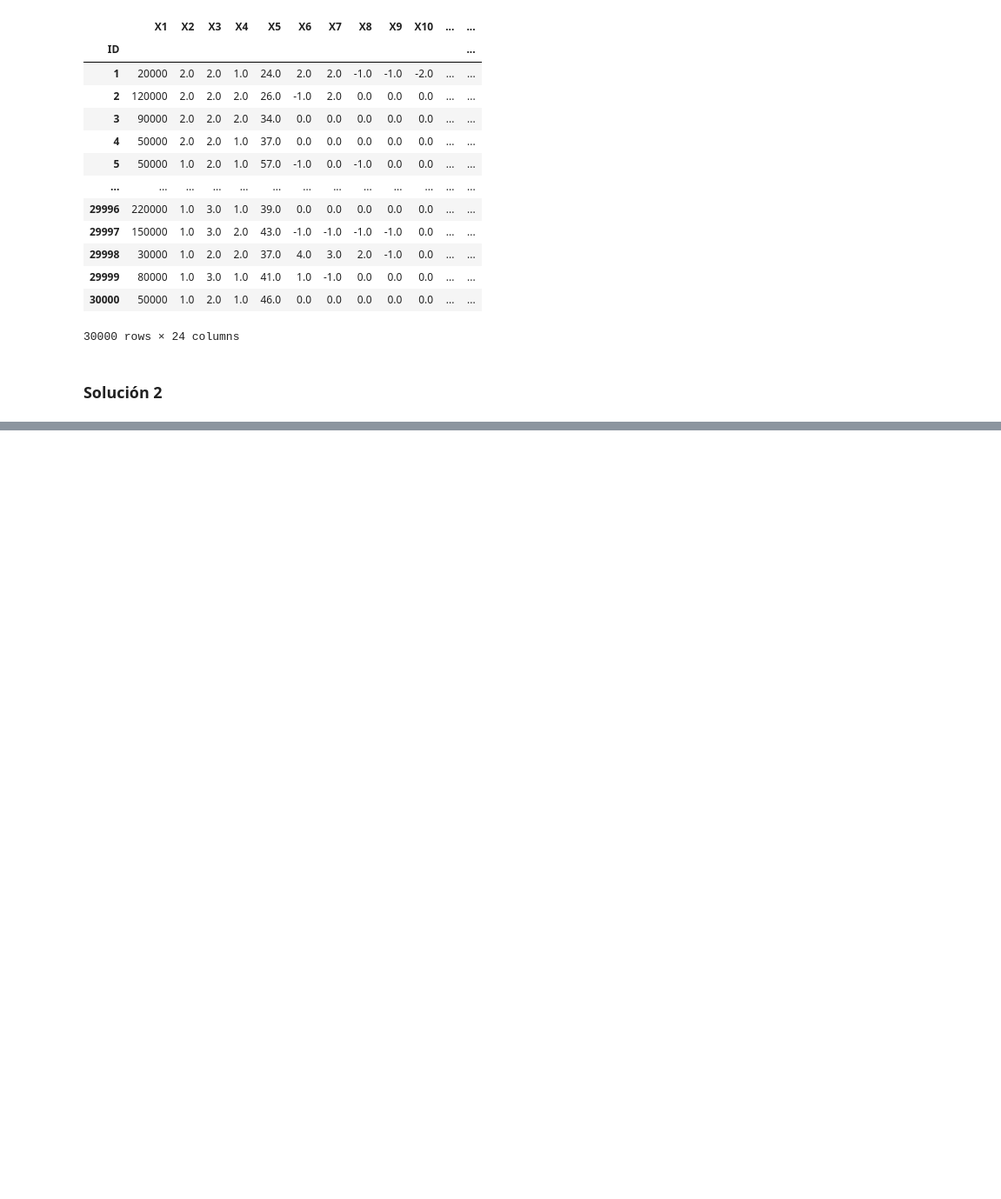
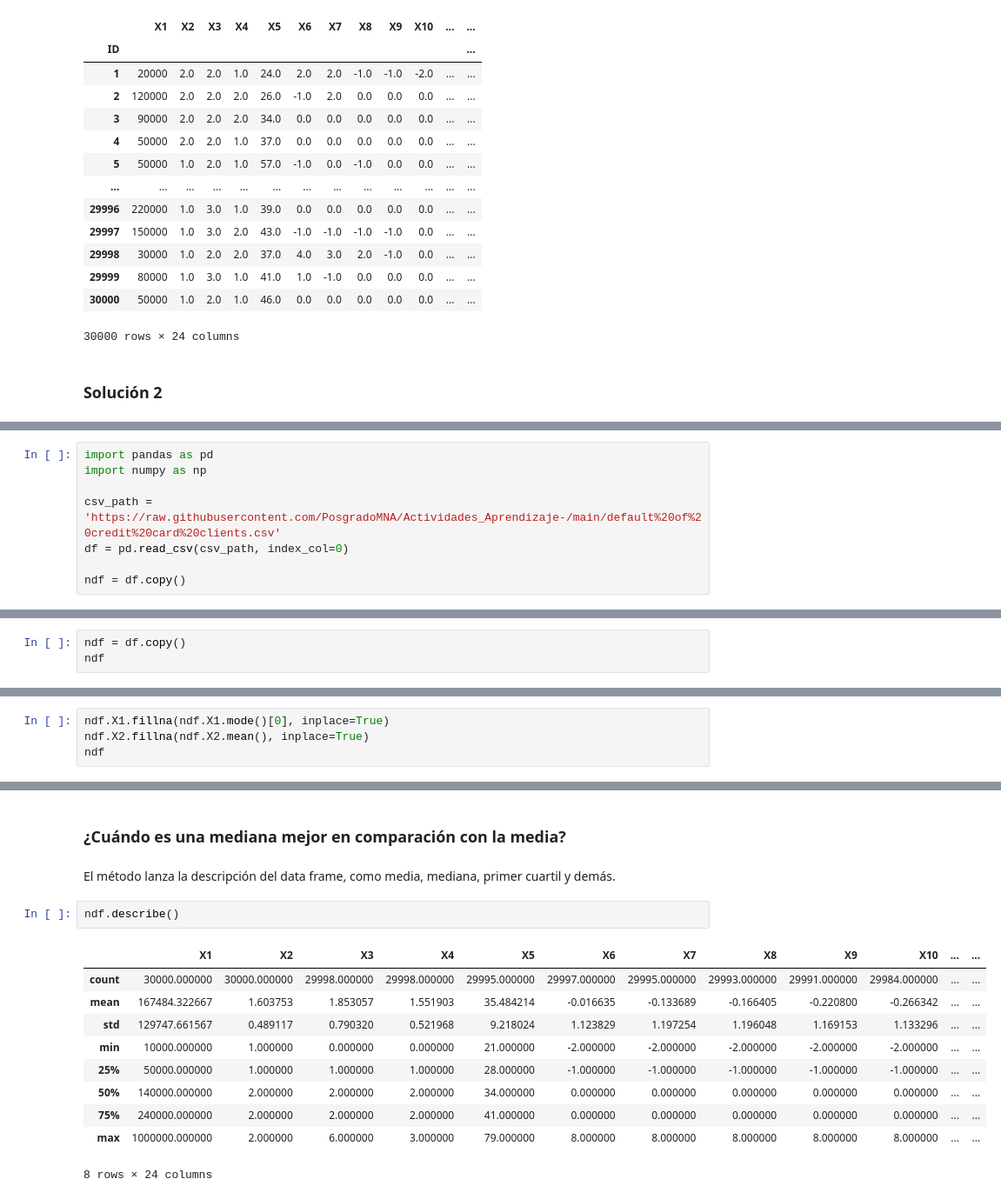
Before and after one commit to PosgradoMNA/actividades-de-aprendizaje-JavierP-rez, a Jupyter notebook: Modulo3_ConceptosDeAlmacenamientoYRecuperacionDeInformación_Semana3Actividad1.ipynb, the cells around one changed output, grey strips where cells are left out. Shown: that part at 87% size. Saved outputs shown, nothing was run; the diff lists cells and outputs as text; blank space fills up the shorter version.

```diff
--- a/Modulo3_ConceptosDeAlmacenamientoYRecuperacionDeInformación_Semana3Actividad1.ipynb
+++ b/Modulo3_ConceptosDeAlmacenamientoYRecuperacionDeInformación_Semana3Actividad1.ipynb
@@ -447,0 +450,8 @@ ndf
+# %%
+import pandas as pd
+import numpy as np
+
+csv_path = 'https://raw.githubusercontent.com/PosgradoMNA/Actividades_Aprendizaje-/main/default%20of%20credit%20card%20clients.csv'
+df = pd.read_csv(csv_path, index_col=0)
+
+ndf = df.copy()
@@ -447,0 +632,3 @@ ndf
+# %%
+ndf = df.copy()
+ndf
@@ -447,0 +665,4 @@ ndf
+# %%
+ndf.X1.fillna(ndf.X1.mode()[0], inplace=True)
+ndf.X2.fillna(ndf.X2.mean(), inplace=True)
+ndf
@@ -447,0 +684,18 @@ ndf
+# %% [markdown]
+
+### ¿Cuándo es una mediana mejor en comparación con la media?
+# %% [markdown]
+El método lanza la descripción del data frame, como media, mediana, primer cuartil y demás.
+# %%
+ndf.describe()
+# %% [output]
+|  | X1 | X2 | X3 | X4 | X5 | X6 | X7 | X8 | X9 | X10 | ... | ... |
+| count | 30000.000000 | 30000.000000 | 29998.000000 | 29998.000000 | 29995.000000 | 29997.000000 | 29995.000000 | 29993.000000 | 29991.000000 | 29984.000000 | ... | ... |
+| mean | 167484.322667 | 1.603753 | 1.853057 | 1.551903 | 35.484214 | -0.016635 | -0.133689 | -0.166405 | -0.220800 | -0.266342 | ... | ... |
+| std | 129747.661567 | 0.489117 | 0.790320 | 0.521968 | 9.218024 | 1.123829 | 1.197254 | 1.196048 | 1.169153 | 1.133296 | ... | ... |
+| min | 10000.000000 | 1.000000 | 0.000000 | 0.000000 | 21.000000 | -2.000000 | -2.000000 | -2.000000 | -2.000000 | -2.000000 | ... | ... |
+| 25% | 50000.000000 | 1.000000 | 1.000000 | 1.000000 | 28.000000 | -1.000000 | -1.000000 | -1.000000 | -1.000000 | -1.000000 | ... | ... |
+| 50% | 140000.000000 | 2.000000 | 2.000000 | 2.000000 | 34.000000 | 0.000000 | 0.000000 | 0.000000 | 0.000000 | 0.000000 | ... | ... |
+| 75% | 240000.000000 | 2.000000 | 2.000000 | 2.000000 | 41.000000 | 0.000000 | 0.000000 | 0.000000 | 0.000000 | 0.000000 | ... | ... |
+| max | 1000000.000000 | 2.000000 | 6.000000 | 3.000000 | 79.000000 | 8.000000 | 8.000000 | 8.000000 | 8.000000 | 8.000000 | ... | ... |
+8 rows × 24 columns
```
Also changed, not shown: parts of 29 cells of this notebook.
